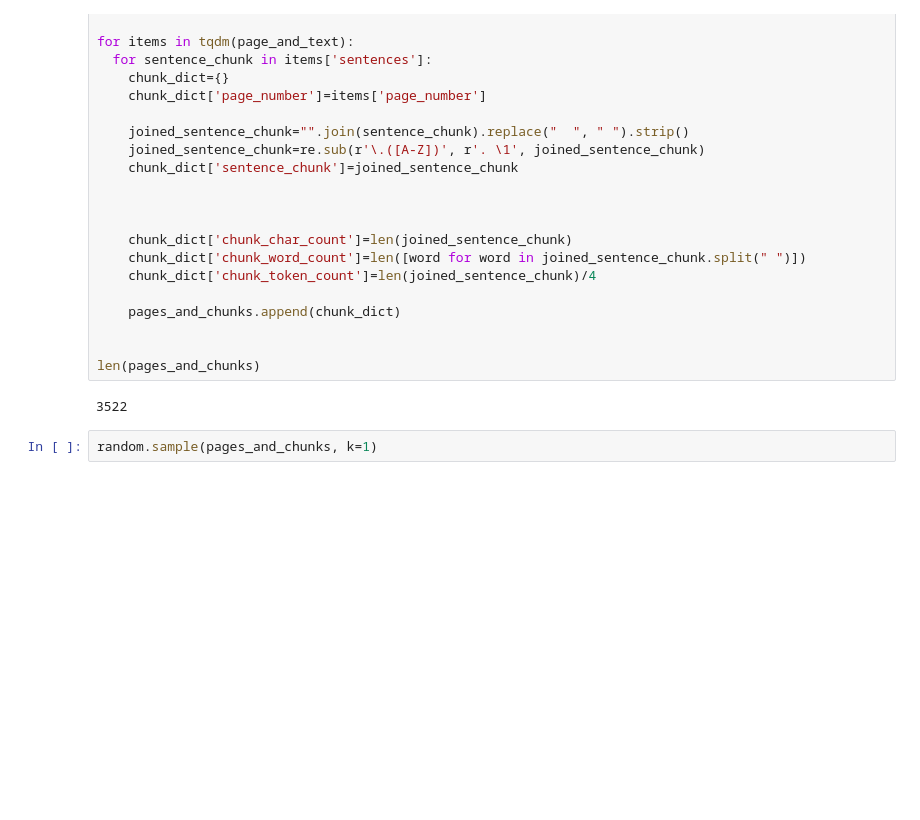
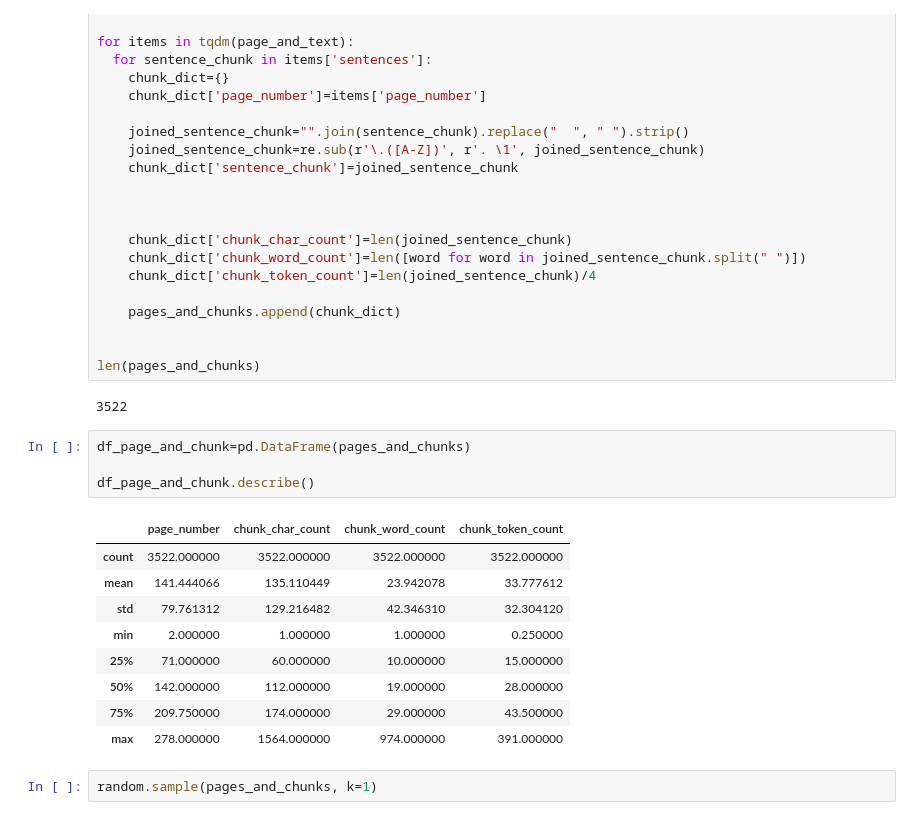
Before and after one commit to MANI-WEBDEVE/RAG_SYSTEM, a Jupyter notebook: COPY_LLM_RAG_SYSTEM.ipynb, the cells around one changed output. Saved outputs shown, nothing was run; the diff lists cells and outputs as text; blank space fills up the shorter version.

Commit message:
to evaluate token size and remove the small token count

```diff
--- a/COPY_LLM_RAG_SYSTEM.ipynb
+++ b/COPY_LLM_RAG_SYSTEM.ipynb
@@ -306,6 +306,20 @@ for items in tqdm(page_and_text):
 len(pages_and_chunks)
 # %% [output]
 3522
+# %%
+df_page_and_chunk=pd.DataFrame(pages_and_chunks)
+
+df_page_and_chunk.describe()
+# %% [output]
+|  | page_number | chunk_char_count | chunk_word_count | chunk_token_count |
+| count | 3522.000000 | 3522.000000 | 3522.000000 | 3522.000000 |
+| mean | 141.444066 | 135.110449 | 23.942078 | 33.777612 |
+| std | 79.761312 | 129.216482 | 42.346310 | 32.304120 |
+| min | 2.000000 | 1.000000 | 1.000000 | 0.250000 |
+| 25% | 71.000000 | 60.000000 | 10.000000 | 15.000000 |
+| 50% | 142.000000 | 112.000000 | 19.000000 | 28.000000 |
+| 75% | 209.750000 | 174.000000 | 29.000000 | 43.500000 |
+| max | 278.000000 | 1564.000000 | 974.000000 | 391.000000 |
 # %%
 random.sample(pages_and_chunks, k=1)
 # %% [output]
```
Also changed, not shown: parts of 1 cell of this notebook.
